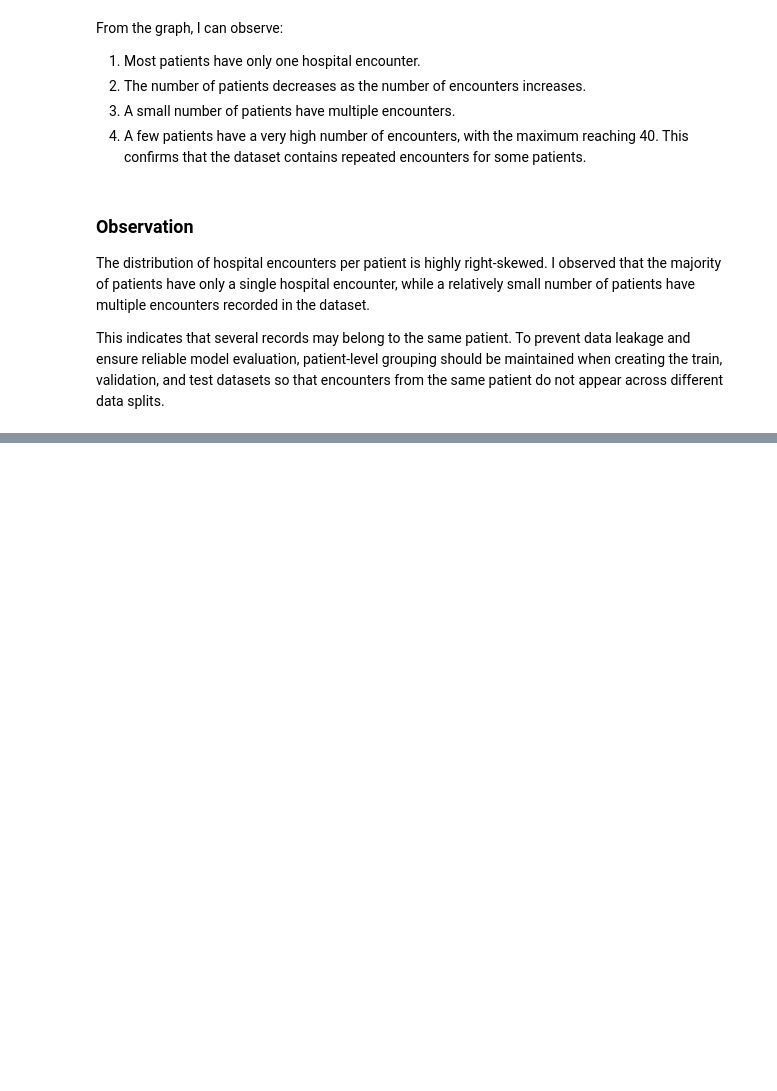
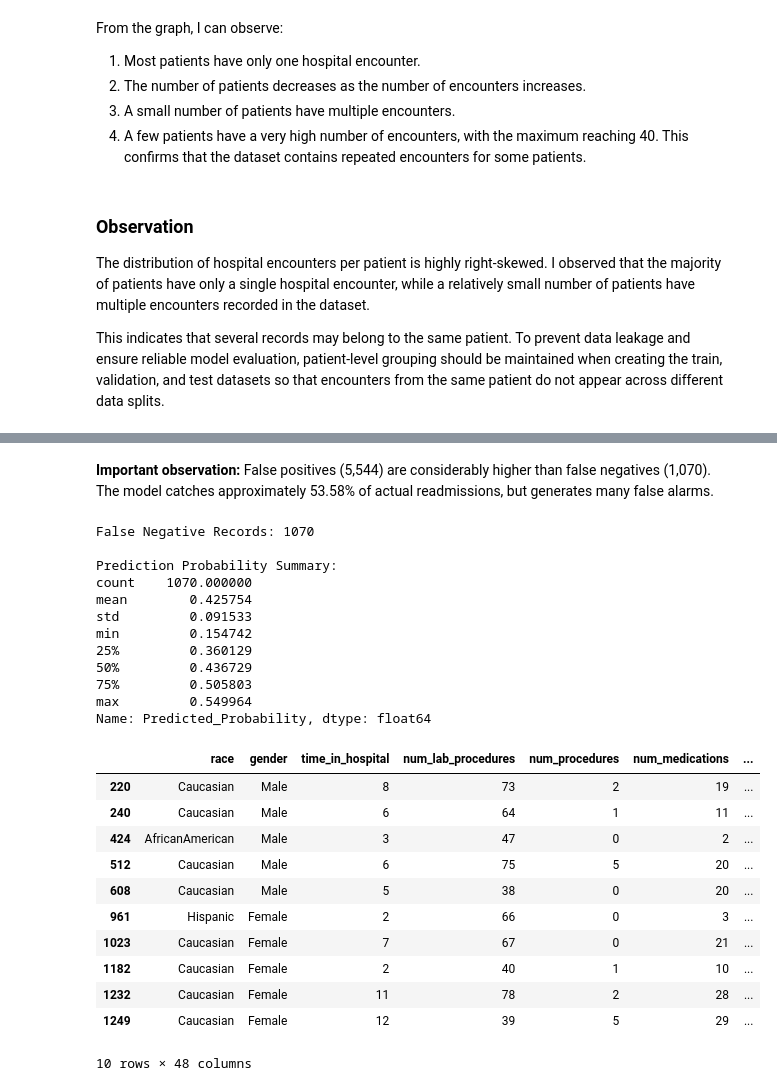
Before and after one commit to shanmukaa/Hospital-Re-admission, a Jupyter notebook: Hospital Readmission.ipynb, the cells around one changed output, grey strips where cells are left out. Saved outputs shown, nothing was run; the diff lists cells and outputs as text; code cells hidden in the pictures; blank space fills up the shorter version.

Commit message:
Continue Hospital Readmission work

```diff
--- a/Hospital Readmission.ipynb
+++ b/Hospital Readmission.ipynb
@@ -689,0 +2955,25 @@ This indicates that several records may belong to the same patient. To prevent d
+# %%
+# Create an error analysis DataFrame
+error_df = X_test.copy()
+
+error_df['Actual'] = y_test.values
+error_df['Predicted'] = y_test_pred
+error_df['Predicted_Probability'] = y_test_prob
+
+error_df['Prediction_Result'] = np.select(
+    [
+        (error_df['Actual'] == 1) & (error_df['Predicted'] == 1),
+        (error_df['Actual'] == 0) & (error_df['Predicted'] == 0),
+        (error_df['Actual'] == 1) & (error_df['Predicted'] == 0),
+        (error_df['Actual'] == 0) & (error_df['Predicted'] == 1)
+    ],
+    [
+        'True Positive',
+        'True Negative',
+        'False Negative',
+        'False Positive'
+    ],
+    default='Unknown'
+)
+
+print(error_df['Prediction_Result'].value_counts())
@@ -689,0 +2993,41 @@ This indicates that several records may belong to the same patient. To prevent d
+# %% [markdown]
+**Important observation:** False positives (5,544) are considerably higher than false negatives (1,070). The model catches approximately 53.58% of actual readmissions, but generates many false alarms.
+# %%
+# Extract false negative records
+false_negative_df = error_df[
+    error_df['Prediction_Result'] == 'False Negative'
+].copy()
+
+print("False Negative Records:", len(false_negative_df))
+
+# Display prediction probability statistics
+print("\nPrediction Probability Summary:")
+print(false_negative_df['Predicted_Probability'].describe())
+
+# Display sample records
+display(false_negative_df.head(10))
+# %% [output]
+False Negative Records: 1070
+
+Prediction Probability Summary:
+count    1070.000000
+mean        0.425754
+std         0.091533
+min         0.154742
+25%         0.360129
+50%         0.436729
+75%         0.505803
+max         0.549964
+Name: Predicted_Probability, dtype: float64
+|  | race | gender | time_in_hospital | num_lab_procedures | num_procedures | num_medications | ... |
+| 220 | Caucasian | Male | 8 | 73 | 2 | 19 | ... |
+| 240 | Caucasian | Male | 6 | 64 | 1 | 11 | ... |
+| 424 | AfricanAmerican | Male | 3 | 47 | 0 | 2 | ... |
+| 512 | Caucasian | Male | 6 | 75 | 5 | 20 | ... |
+| 608 | Caucasian | Male | 5 | 38 | 0 | 20 | ... |
+| 961 | Hispanic | Female | 2 | 66 | 0 | 3 | ... |
+| 1023 | Caucasian | Female | 7 | 67 | 0 | 21 | ... |
+| 1182 | Caucasian | Female | 2 | 40 | 1 | 10 | ... |
+| 1232 | Caucasian | Female | 11 | 78 | 2 | 28 | ... |
+| 1249 | Caucasian | Female | 12 | 39 | 5 | 29 | ... |
+10 rows × 48 columns
```
Also changed, not shown: parts of 161 cells of this notebook.
